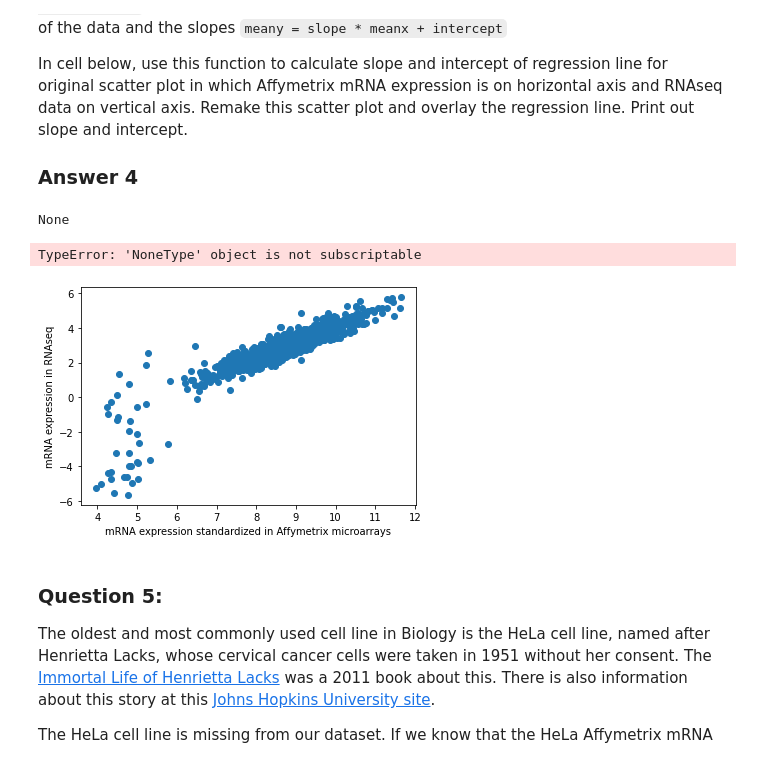
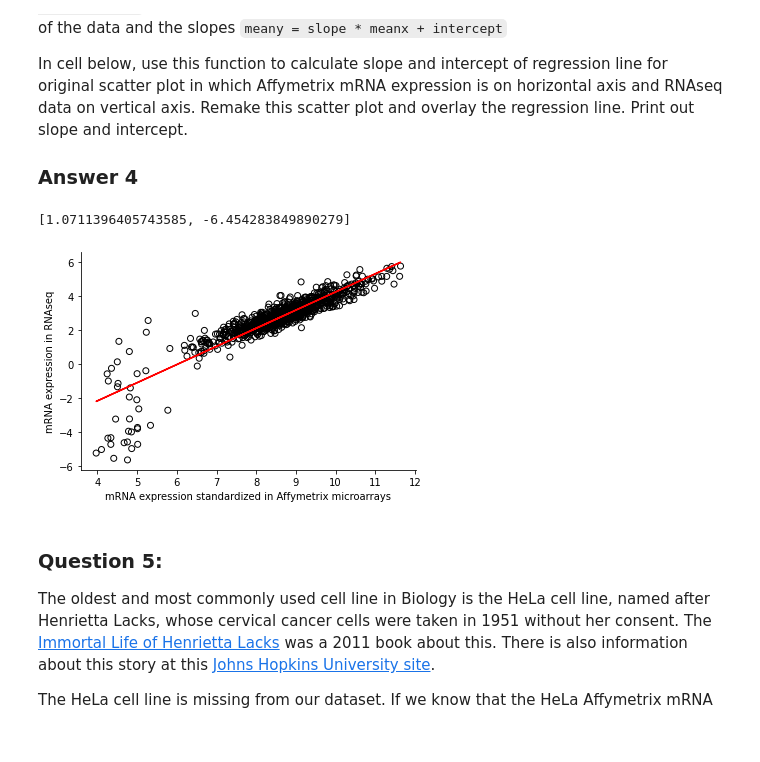
Before and after one commit to skylerhar1/Hw8-Skyler-riely-michael, a Jupyter notebook: hw08_white.ipynb, the cells around one changed output. Saved outputs shown, nothing was run; the diff lists cells and outputs as text; code cells hidden in the pictures.

```diff
--- a/hw08_white.ipynb
+++ b/hw08_white.ipynb
@@ -149,20 +149,23 @@ Print out slope and intercept.
 # %%
 # Answer 4
 
 line = np.zeros(2)
 line = regression_fxns.get_regression_parameters(df['mRNA Expression (Affy)'],df['mRNA Expression (RNAseq)'])
 print(line)
-plt.scatter(df['mRNA Expression (Affy)'],df['mRNA Expression (RNAseq)'])
+plt.scatter(df['mRNA Expression (Affy)'],df['mRNA Expression (RNAseq)'],facecolors='none',edgecolors='k')
 plt.ylabel('mRNA expression in RNAseq')
 plt.xlabel('mRNA expression standardized in Affymetrix microarrays')
 
 xpts = df['mRNA Expression (Affy)']
-ypts = (df['mRNA Expression (Affy)'])*(line[0]+line[1])
-plt.plot(xpts,ypts, color = 'g')
+ypts = (df['mRNA Expression (Affy)'])*line[0]+line[1]
+plt.plot(xpts,ypts, color = 'r')
+
+ax=plt.gca()
+ax.spines['top'].set_visible(False)
+ax.spines['right'].set_visible(False)
 # %% [output]
-None
+[1.0711396405743585, -6.454283849890279]
-TypeError: 'NoneType' object is not subscriptable
-[figure, old version]
+[figure, new version]
 # %% [markdown]
 ### Question 5:
 
```
Also changed, not shown: parts of 4 cells of this notebook.
